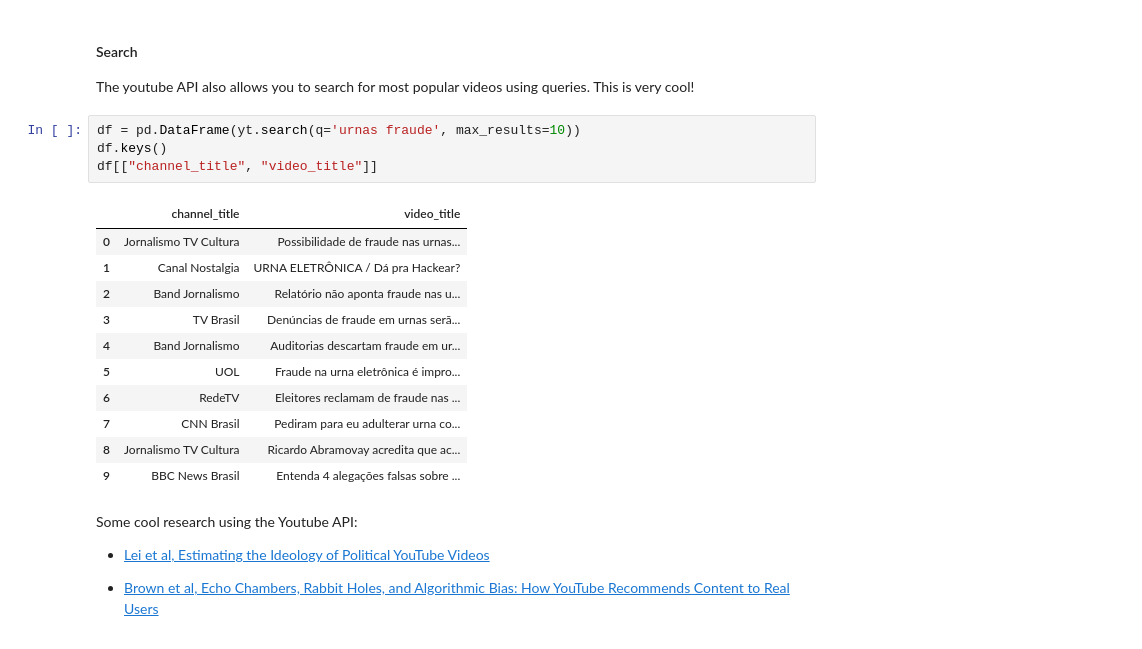
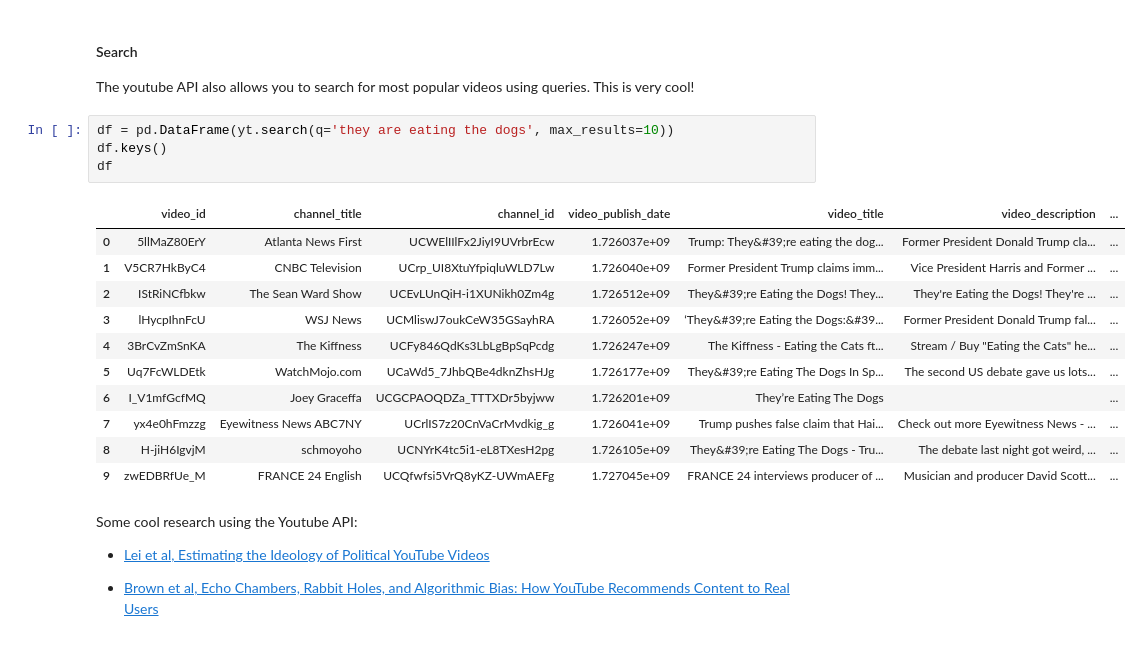
Before and after one commit to MCZ19/ppol5203, a Jupyter notebook: lecture_notes/week-09/_week-08_apis.ipynb, the cells around one changed output. Drawn from its saved outputs; the diff is of its cells as text.

```diff
--- a/lecture_notes/week-09/_week-08_apis.ipynb
+++ b/lecture_notes/week-09/_week-08_apis.ipynb
@@ -774,21 +758,21 @@ df.head()
 
 The youtube API also allows you to search for most popular videos using queries. This is very cool!
 # %%
-df = pd.DataFrame(yt.search(q='urnas fraude', max_results=10))
+df = pd.DataFrame(yt.search(q='they are eating the dogs', max_results=10))
 df.keys()
-df[["channel_title", "video_title"]]
+df
 # %% [output]
-|  | channel_title | video_title |
-| 0 | Jornalismo TV Cultura | Possibilidade de fraude nas urnas... |
-| 1 | Canal Nostalgia | URNA ELETRÔNICA / Dá pra Hackear? |
-| 2 | Band Jornalismo | Relatório não aponta fraude nas u... |
-| 3 | TV Brasil | Denúncias de fraude em urnas serã... |
-| 4 | Band Jornalismo | Auditorias descartam fraude em ur... |
-| 5 | UOL | Fraude na urna eletrônica é impro... |
-| 6 | RedeTV | Eleitores reclamam de fraude nas ... |
-| 7 | CNN Brasil | Pediram para eu adulterar urna co... |
-| 8 | Jornalismo TV Cultura | Ricardo Abramovay acredita que ac... |
-| 9 | BBC News Brasil | Entenda 4 alegações falsas sobre ... |
+|  | video_id | channel_title | channel_id | video_publish_date | video_title | video_description | ... |
+| 0 | 5llMaZ80ErY | Atlanta News First | UCWElIIlFx2JiyI9UVrbrEcw | 1.726037e+09 | Trump: They&#39;re eating the dog... | Former President Donald Trump cla... | ... |
+| 1 | V5CR7HkByC4 | CNBC Television | UCrp_UI8XtuYfpiqluWLD7Lw | 1.726040e+09 | Former President Trump claims imm... | Vice President Harris and Former ... | ... |
+| 2 | IStRiNCfbkw | The Sean Ward Show | UCEvLUnQiH-i1XUNikh0Zm4g | 1.726512e+09 | They&#39;re Eating the Dogs! They... | They're Eating the Dogs! They're ... | ... |
+| 3 | lHycpIhnFcU | WSJ News | UCMliswJ7oukCeW35GSayhRA | 1.726052e+09 | ‘They&#39;re Eating the Dogs:&#39... | Former President Donald Trump fal... | ... |
+| 4 | 3BrCvZmSnKA | The Kiffness | UCFy846QdKs3LbLgBpSqPcdg | 1.726247e+09 | The Kiffness - Eating the Cats ft... | Stream / Buy "Eating the Cats" he... | ... |
+| 5 | Uq7FcWLDEtk | WatchMojo.com | UCaWd5_7JhbQBe4dknZhsHJg | 1.726177e+09 | They&#39;re Eating The Dogs In Sp... | The second US debate gave us lots... | ... |
+| 6 | I_V1mfGcfMQ | Joey Graceffa | UCGCPAOQDZa_TTTXDr5byjww | 1.726201e+09 | They’re Eating The Dogs |  | ... |
+| 7 | yx4e0hFmzzg | Eyewitness News ABC7NY | UCrlIS7z20CnVaCrMvdkig_g | 1.726041e+09 | Trump pushes false claim that Hai... | Check out more Eyewitness News - ... | ... |
+| 8 | H-jiH6IgvjM | schmoyoho | UCNYrK4tc5i1-eL8TXesH2pg | 1.726105e+09 | They&#39;re Eating The Dogs - Tru... | The debate last night got weird, ... | ... |
+| 9 | zwEDBRfUe_M | FRANCE 24 English | UCQfwfsi5VrQ8yKZ-UWmAEFg | 1.727045e+09 | FRANCE 24 interviews producer of ... | Musician and producer David Scott... | ... |
 # %% [markdown]
 Some cool research using the Youtube API:
 
```
Also changed, not shown: parts of 19 cells of this notebook, 10 other files.
